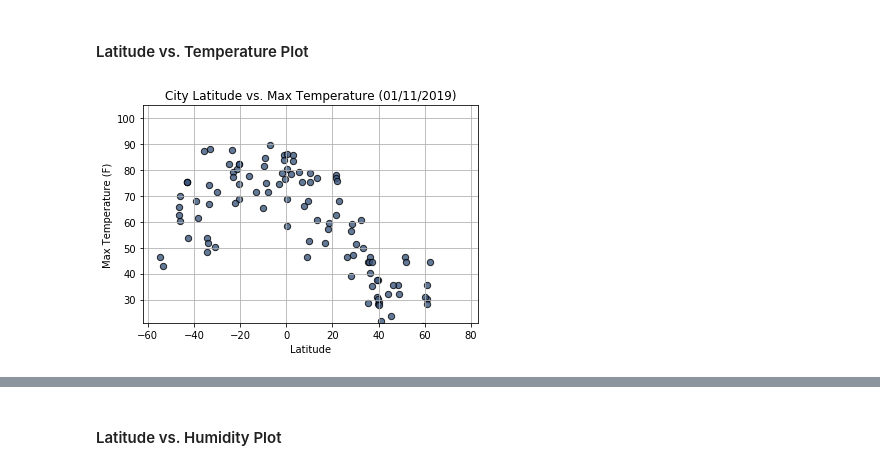
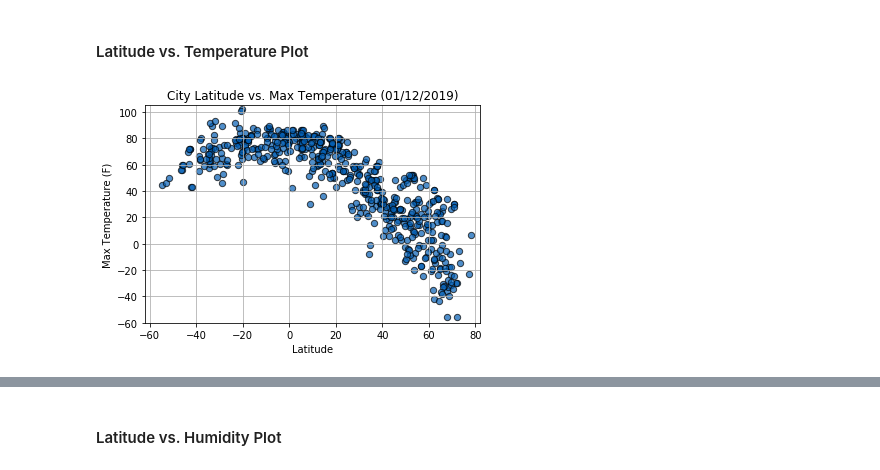
Before and after one commit to zhenyang9261/data-homework-api, a Jupyter notebook: WeatherPy.ipynb, the cells around one changed output, grey strips where cells are left out. Cells and saved outputs as stored; diff of their text form; code cells hidden in the pictures.

Commit message:
Added output csv and images. Modified weatherPy to include more data and comments

```diff
--- a/WeatherPy.ipynb
+++ b/WeatherPy.ipynb
@@ -43,8 +43,8 @@ lat_lngs = []
 cities = []
 
 # Create a set of random lat and lng combinations. original 1500
-lats = np.random.uniform(low=-90.000, high=90.000, size=200)
-lngs = np.random.uniform(low=-180.000, high=180.000, size=200)
+lats = np.random.uniform(low=-90.000, high=90.000, size=1500)
+lngs = np.random.uniform(low=-180.000, high=180.000, size=1500)
 lat_lngs = zip(lats, lngs)
 
 # Identify nearest city for each lat, lng combination
@@ -57,5 +57,4 @@ for lat_lng in lat_lngs:
 
 # Print the city count to confirm sufficient count
 len(cities)
-#cities
 # %% [output]
@@ -67,7 +66,8 @@ len(cities)
 # %%
 # Create settings dictionary with information we're interested in
 settings = {"units": "imperial", "appid": api_key}
-#Unit Default: Kelvin, Metric: Celsius, Imperial: Fahrenheit.
+
+# Initialize column lists
 city_name = []
 cloudiness = []
 country = []
@@ -83,14 +83,13 @@ i = 0
 # set counter
 set_no = 1
 
-# openweatherapi free account allow 60 api queries per minute. Set the maximum number to 58 to be saft
+# openweatherapi free account allow 60 api queries per minute. Set the maximum number to 58 to be safe
 query_per_min = 58
 query_no = 1
 
 print('Beginning Data Retrieval \n -----------------------------')
 for city in cities:
 
-#    for i in range(query_per_min):
     try:
 
         # Get data from the API
@@ -130,11 +129,10 @@ for city in cities:
         # Increase set counter
         set_no = set_no +1
 
-        # Sleep for 60 seconds after each set
-        time.sleep(60)
+        # Sleep for 70 seconds after each set
+        time.sleep(70)
 
 print('----------------------------- \n Data Retrieval Complete \n -----------------------------')
-#data
 # %% [output]
 Beginning Data Retrieval
  -----------------------------
@@ -241,27 +200,27 @@ today = now.strftime("%m/%d/%Y")
 # Define plot parameters to use in all plot
 size = 40
 marker_shape = "o"
-color = "#3C577F"
+color = "#045FB4"
 edge_color = "black"
 line_width = 1
-alpha_value = 0.8
+alpha_value = 0.7
 # %%
-# Defind axes
+# Define axes
 x_lat = weather_df['Lat']
 y_max_temp = weather_df['Max Temp']
 
-# Build the scatter plots for each city types
+# Build the scatter plots
 plt.scatter(x_lat, y_max_temp, s=size, marker=marker_shape, facecolors=color, edgecolors=edge_color, linewidth=line_width, alpha=alpha_value)
 
 # Incorporate the other graph properties
-plt.xlim(-62, 83)
-plt.ylim(21, 105)
+plt.xlim(-62, 82)
+plt.ylim(-60, 105) # The start point of y-axes I set is different from the expected result (-20) since if I set it to -20, lots of data dots will be missing
 plt.grid()
 plt.title(f'City Latitude vs. Max Temperature ({today})')
 plt.xlabel('Latitude')
 plt.ylabel('Max Temperature (F)')
 
 # Save Figure
 plt.savefig("images/Lat_vs_MaxTemp_Plot.png", bbox_inches="tight")
 # %% [output]
-[figure, old version]
+[figure, new version]
```
Also changed, not shown: parts of 14 cells of this notebook, 5 other files.
